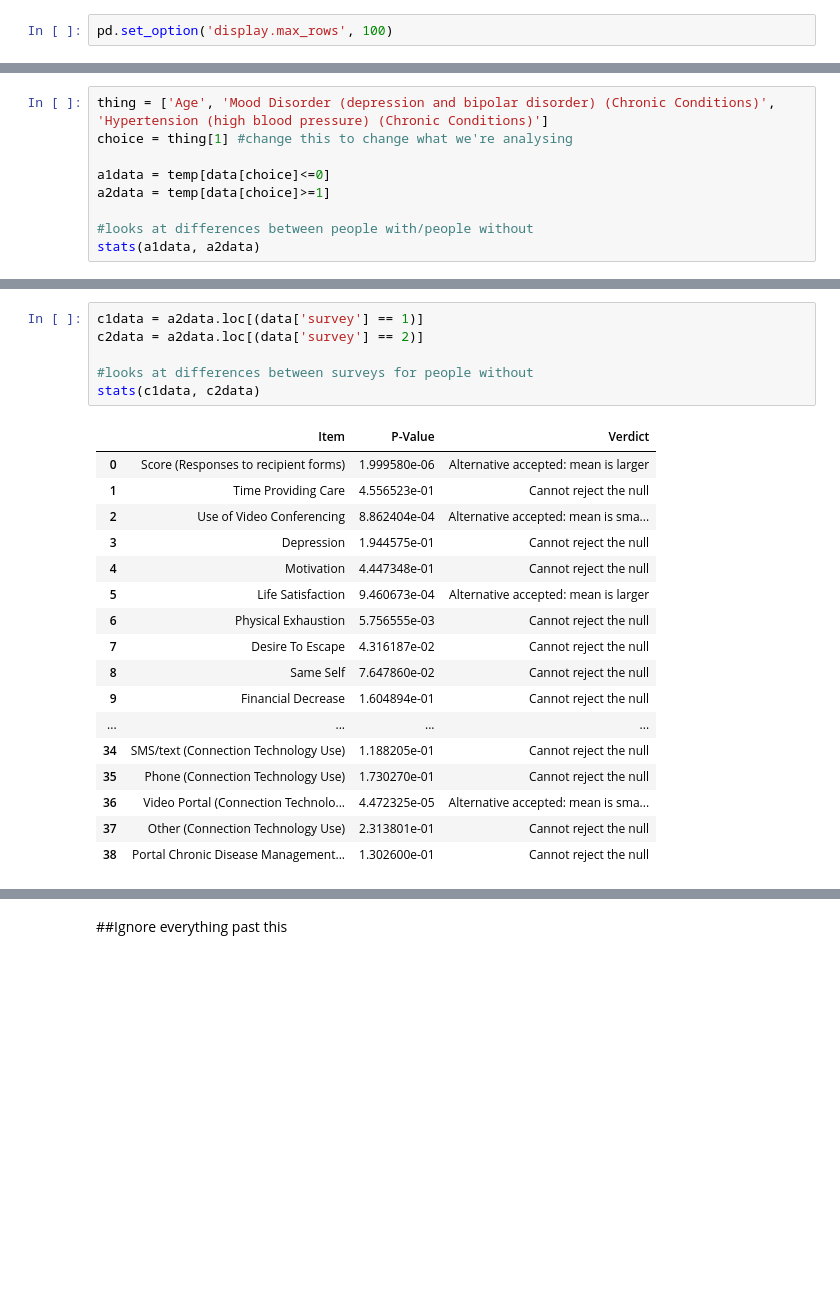
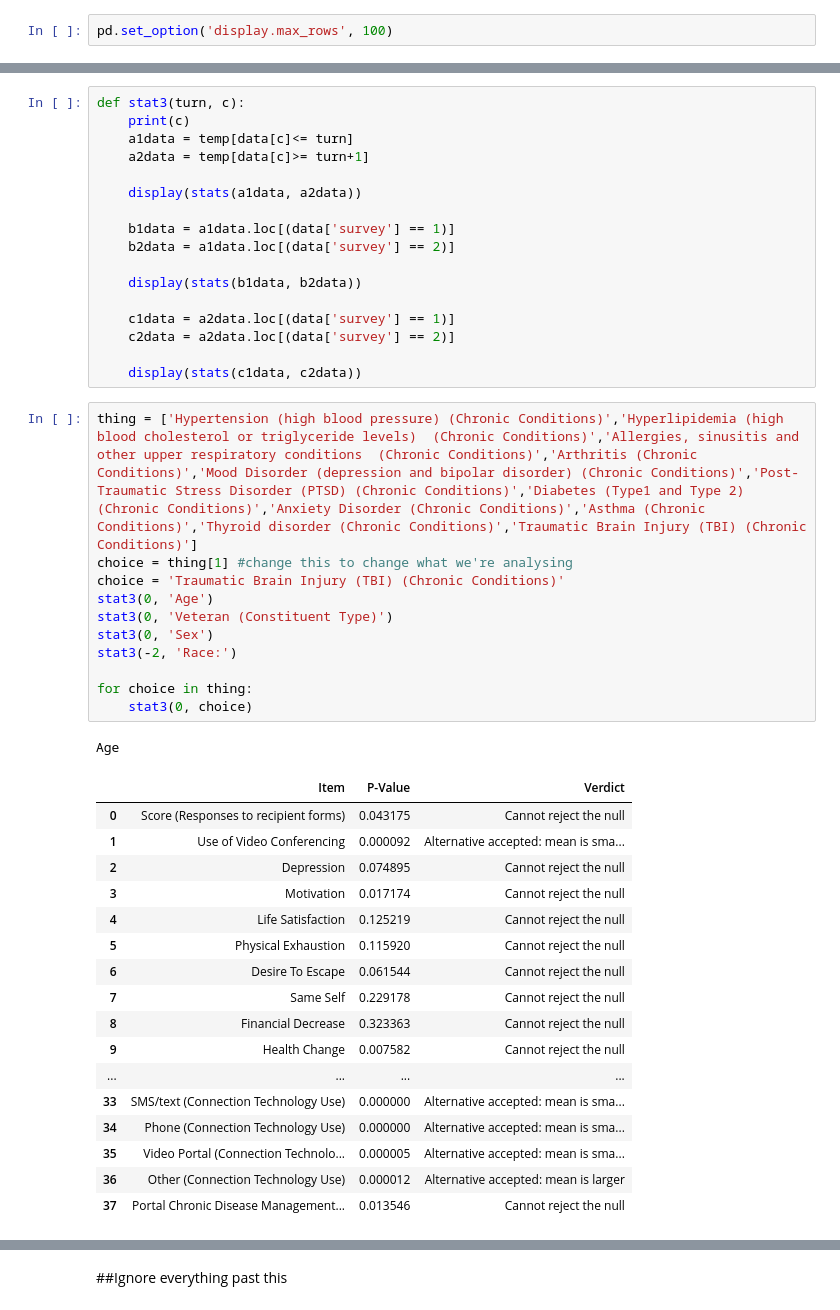
Before and after one commit to amudide/facebook-bayesian, a Jupyter notebook: demographicAnalysis.ipynb, the cells around one changed output, grey strips where cells are left out. Drawn from its saved outputs; the diff is of its cells as text; blank space fills up the shorter version.

```diff
--- a/demographicAnalysis.ipynb
+++ b/demographicAnalysis.ipynb
@@ -258,9 +257,0 @@ stats(w1data, w2data)
-# %%
-thing = ['Age', 'Mood Disorder (depression and bipolar disorder) (Chronic Conditions)', 'Hypertension (high blood pressure) (Chronic Conditions)']
-choice = thing[1] #change this to change what we're analysing
-
-a1data = temp[data[choice]<=0]
-a2data = temp[data[choice]>=1]
-
-#looks at differences between people with/people without
-stats(a1data, a2data)
@@ -309,24 +258,47 @@ stats(b1data, b2data)
-# %%
-c1data = a2data.loc[(data['survey'] == 1)]
-c2data = a2data.loc[(data['survey'] == 2)]
-
-#looks at differences between surveys for people without
-stats(c1data, c2data)
-# %% [output]
-|  | Item | P-Value | Verdict |
-| 0 | Score (Responses to recipient forms) | 1.999580e-06 | Alternative accepted: mean is larger |
-| 1 | Time Providing Care | 4.556523e-01 | Cannot reject the null |
-| 2 | Use of Video Conferencing | 8.862404e-04 | Alternative accepted: mean is sma... |
-| 3 | Depression | 1.944575e-01 | Cannot reject the null |
-| 4 | Motivation | 4.447348e-01 | Cannot reject the null |
-| 5 | Life Satisfaction | 9.460673e-04 | Alternative accepted: mean is larger |
-| 6 | Physical Exhaustion | 5.756555e-03 | Cannot reject the null |
-| 7 | Desire To Escape | 4.316187e-02 | Cannot reject the null |
-| 8 | Same Self | 7.647860e-02 | Cannot reject the null |
-| 9 | Financial Decrease | 1.604894e-01 | Cannot reject the null |
-| ... | ... | ... | ... |
-| 34 | SMS/text (Connection Technology Use) | 1.188205e-01 | Cannot reject the null |
-| 35 | Phone (Connection Technology Use) | 1.730270e-01 | Cannot reject the null |
-| 36 | Video Portal (Connection Technolo... | 4.472325e-05 | Alternative accepted: mean is sma... |
-| 37 | Other (Connection Technology Use) | 2.313801e-01 | Cannot reject the null |
-| 38 | Portal Chronic Disease Management... | 1.302600e-01 | Cannot reject the null |
+# %%
+def stat3(turn, c):
+    print(c)
+    a1data = temp[data[c]<= turn]
+    a2data = temp[data[c]>= turn+1]
+
+    display(stats(a1data, a2data))
+
+    b1data = a1data.loc[(data['survey'] == 1)]
+    b2data = a1data.loc[(data['survey'] == 2)]
+
+    display(stats(b1data, b2data))
+
+    c1data = a2data.loc[(data['survey'] == 1)]
+    c2data = a2data.loc[(data['survey'] == 2)]
+
+    display(stats(c1data, c2data))
+# %%
+thing = ['Hypertension (high blood pressure) (Chronic Conditions)','Hyperlipidemia (high blood cholesterol or triglyceride levels)  (Chronic Conditions)','Allergies, sinusitis and other upper respiratory conditions  (Chronic Conditions)','Arthritis (Chronic Conditions)','Mood Disorder (depression and bipolar disorder) (Chronic Conditions)','Post-Traumatic Stress Disorder (PTSD) (Chronic Conditions)','Diabetes (Type1 and Type 2)  (Chronic Conditions)','Anxiety Disorder (Chronic Conditions)','Asthma (Chronic Conditions)','Thyroid disorder (Chronic Conditions)','Traumatic Brain Injury (TBI) (Chronic Conditions)']
+choice = thing[1] #change this to change what we're analysing
+choice = 'Traumatic Brain Injury (TBI) (Chronic Conditions)'
+stat3(0, 'Age')
+stat3(0, 'Veteran (Constituent Type)')
+stat3(0, 'Sex')
+stat3(-2, 'Race:')
+
+for choice in thing:
+    stat3(0, choice)
+# %% [output]
+Age
+|  | Item | P-Value | Verdict |
+| 0 | Score (Responses to recipient forms) | 0.043175 | Cannot reject the null |
+| 1 | Use of Video Conferencing | 0.000092 | Alternative accepted: mean is sma... |
+| 2 | Depression | 0.074895 | Cannot reject the null |
+| 3 | Motivation | 0.017174 | Cannot reject the null |
+| 4 | Life Satisfaction | 0.125219 | Cannot reject the null |
+| 5 | Physical Exhaustion | 0.115920 | Cannot reject the null |
+| 6 | Desire To Escape | 0.061544 | Cannot reject the null |
+| 7 | Same Self | 0.229178 | Cannot reject the null |
+| 8 | Financial Decrease | 0.323363 | Cannot reject the null |
+| 9 | Health Change | 0.007582 | Cannot reject the null |
+| ... | ... | ... | ... |
+| 33 | SMS/text (Connection Technology Use) | 0.000000 | Alternative accepted: mean is sma... |
+| 34 | Phone (Connection Technology Use) | 0.000000 | Alternative accepted: mean is sma... |
+| 35 | Video Portal (Connection Technolo... | 0.000005 | Alternative accepted: mean is sma... |
+| 36 | Other (Connection Technology Use) | 0.000012 | Alternative accepted: mean is larger |
+| 37 | Portal Chronic Disease Management... | 0.013546 | Cannot reject the null |
```
Also changed, not shown: parts of 25 cells of this notebook.
